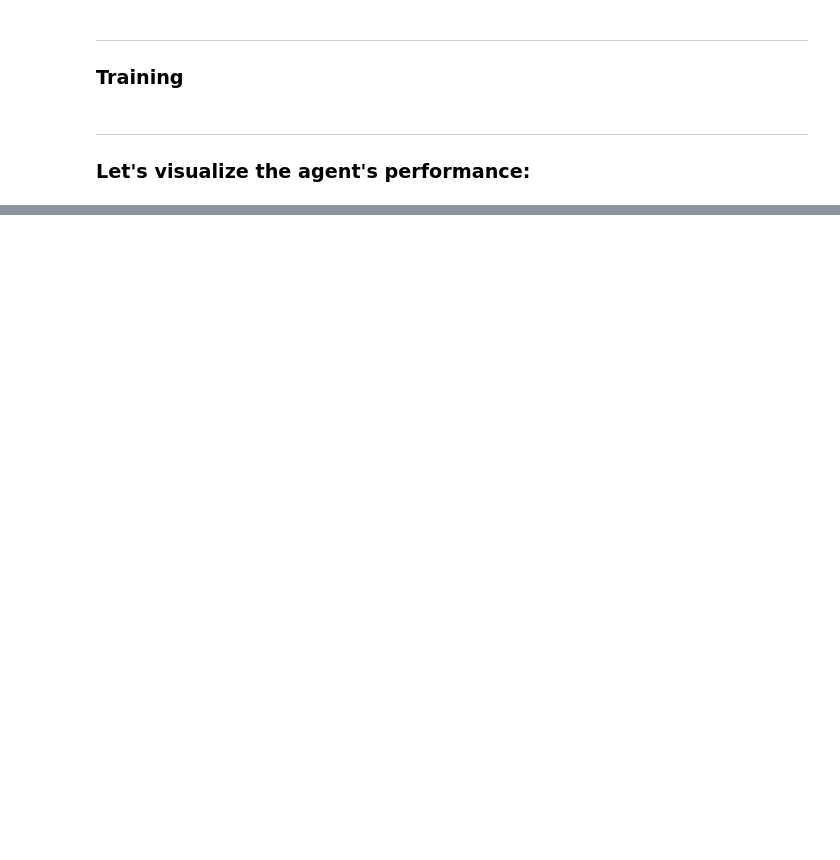
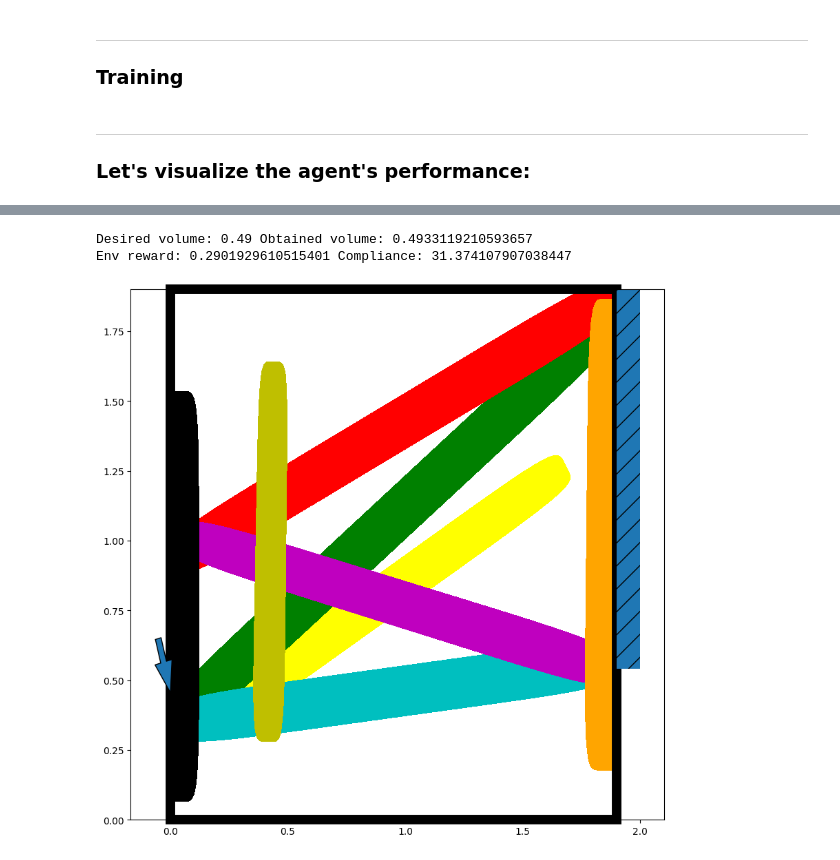
Before and after one commit to ThomasRochefortB/sogym, a Jupyter notebook: rl_training.ipynb, the cells around one changed output, grey strips where cells are left out. Drawn from its saved outputs; the diff is of its cells as text; code cells hidden in the pictures; blank space fills up the shorter version.

```diff
--- a/rl_training.ipynb
+++ b/rl_training.ipynb
@@ -133,20 +417,3 @@ model = PPO("MultiInputPolicy",
 # %% [markdown]
 ---
 ### Training
-# %%
-
-model.learn(10000000,callback=callback,tb_log_name='test_v2_with_text')
-#model.save('model_saved',)
-#env.save('env_saved.pkl')
-# %%
-num_cpu = 32 # Number of processes to use
-train_env = sogym(mode='train',observation_type='dense',vol_constraint_type= 'soft')
-env= make_vec_env(lambda:train_env, n_envs=num_cpu,vec_env_cls=SubprocVecEnv)
-env = VecNormalize.load('env_saved.pkl',env)
-
-eval_env = sogym(mode='test',observation_type='dense',vol_constraint_type='soft')
-eval_env = make_vec_env(lambda:eval_env, n_envs=1,vec_env_cls=SubprocVecEnv)
-eval_env = VecNormalize.load('env_saved.pkl',eval_env)
-
-model.load('model_saved',env=env,device='cuda')
-model.learn(5000000,callback=callback,reset_num_timesteps=False,tb_log_name='test_again')
@@ -163,10 +452,18 @@ env
 # %%
 obs=env.reset()
 dones=False
-
+saved_conditions = env.conditions
+saved_nelx, saved_nely = env.nelx, env.nely
+saved_dx, saved_dy = env.dx, env.dy
+#use deepcopy to save
 while dones== False:
     action, _states = model.predict(obs,deterministic=True)
-    print(action)
+    # print(action)
     obs, rewards, dones, info = env.step(action)
-
+print("Desired volume:",saved_conditions['volfrac'],"Obtained volume:",env.volume)
+print("Env reward:",rewards, "Compliance:",np.exp(1/rewards))
 env.plot()
+# %% [output]
+Desired volume: 0.49 Obtained volume: 0.4933119210593657
+Env reward: 0.2901929610515401 Compliance: 31.374107907038447
+[figure, added]
```
Also changed, not shown: parts of 25 cells of this notebook, 3 other files.
